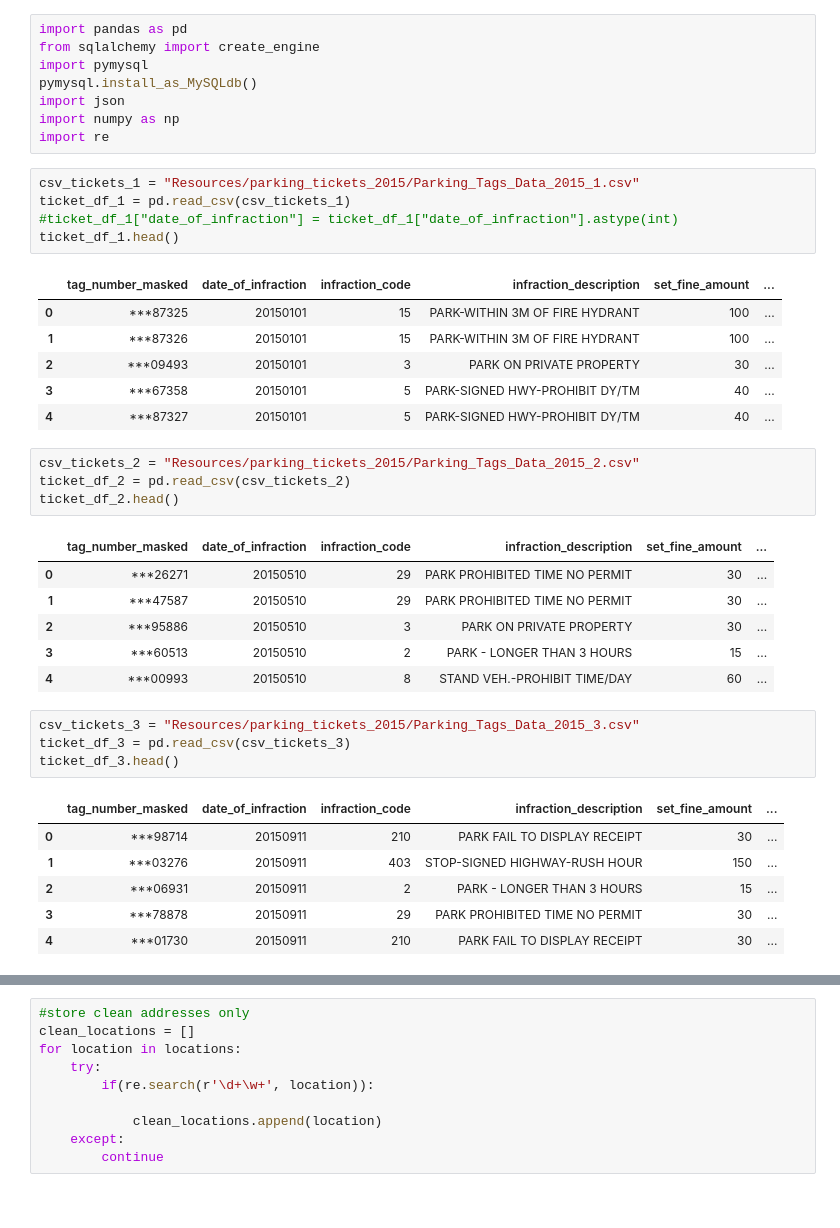
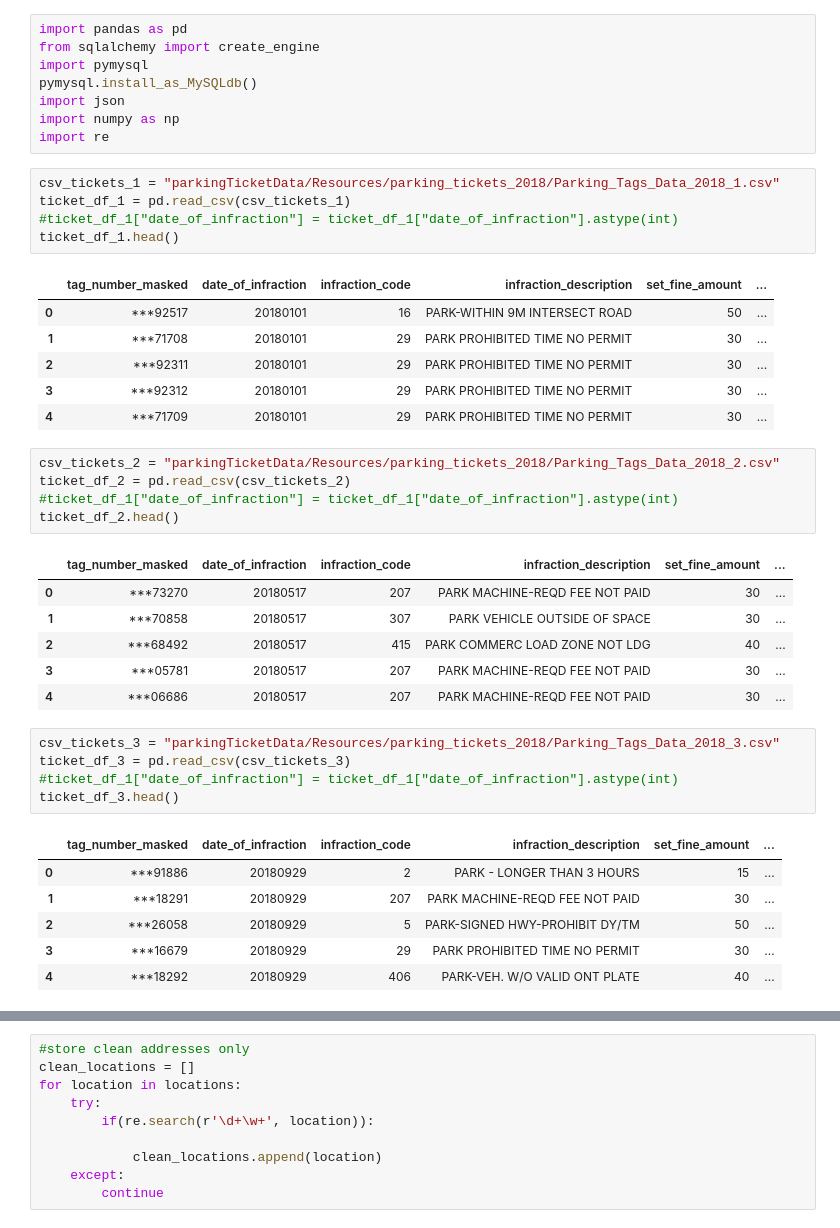
Before and after one commit to alobodanov/parking_ticket_data, a Jupyter notebook: Main Code.ipynb, the cells around one changed output, grey strips where cells are left out. Drawn from its saved outputs; the diff is of its cells as text.

```diff
--- a/Main Code.ipynb
+++ b/Main Code.ipynb
@@ -7,39 +7,41 @@ import json
 import numpy as np
 import re
 # %%
-csv_tickets_1 = "Resources/parking_tickets_2015/Parking_Tags_Data_2015_1.csv"
+csv_tickets_1 = "parkingTicketData/Resources/parking_tickets_2018/Parking_Tags_Data_2018_1.csv"
 ticket_df_1 = pd.read_csv(csv_tickets_1)
 #ticket_df_1["date_of_infraction"] = ticket_df_1["date_of_infraction"].astype(int)
 ticket_df_1.head()
 # %% [output]
 |  | tag_number_masked | date_of_infraction | infraction_code | infraction_description | set_fine_amount | ... |
-| 0 | ***87325 | 20150101 | 15 | PARK-WITHIN 3M OF FIRE HYDRANT | 100 | ... |
-| 1 | ***87326 | 20150101 | 15 | PARK-WITHIN 3M OF FIRE HYDRANT | 100 | ... |
-| 2 | ***09493 | 20150101 | 3 | PARK ON PRIVATE PROPERTY | 30 | ... |
-| 3 | ***67358 | 20150101 | 5 | PARK-SIGNED HWY-PROHIBIT DY/TM | 40 | ... |
-| 4 | ***87327 | 20150101 | 5 | PARK-SIGNED HWY-PROHIBIT DY/TM | 40 | ... |
+| 0 | ***92517 | 20180101 | 16 | PARK-WITHIN 9M INTERSECT ROAD | 50 | ... |
+| 1 | ***71708 | 20180101 | 29 | PARK PROHIBITED TIME NO PERMIT | 30 | ... |
+| 2 | ***92311 | 20180101 | 29 | PARK PROHIBITED TIME NO PERMIT | 30 | ... |
+| 3 | ***92312 | 20180101 | 29 | PARK PROHIBITED TIME NO PERMIT | 30 | ... |
+| 4 | ***71709 | 20180101 | 29 | PARK PROHIBITED TIME NO PERMIT | 30 | ... |
 # %%
-csv_tickets_2 = "Resources/parking_tickets_2015/Parking_Tags_Data_2015_2.csv"
+csv_tickets_2 = "parkingTicketData/Resources/parking_tickets_2018/Parking_Tags_Data_2018_2.csv"
 ticket_df_2 = pd.read_csv(csv_tickets_2)
+#ticket_df_1["date_of_infraction"] = ticket_df_1["date_of_infraction"].astype(int)
 ticket_df_2.head()
 # %% [output]
 |  | tag_number_masked | date_of_infraction | infraction_code | infraction_description | set_fine_amount | ... |
-| 0 | ***26271 | 20150510 | 29 | PARK PROHIBITED TIME NO PERMIT | 30 | ... |
-| 1 | ***47587 | 20150510 | 29 | PARK PROHIBITED TIME NO PERMIT | 30 | ... |
-| 2 | ***95886 | 20150510 | 3 | PARK ON PRIVATE PROPERTY | 30 | ... |
-| 3 | ***60513 | 20150510 | 2 | PARK - LONGER THAN 3 HOURS | 15 | ... |
-| 4 | ***00993 | 20150510 | 8 | STAND VEH.-PROHIBIT TIME/DAY | 60 | ... |
+| 0 | ***73270 | 20180517 | 207 | PARK MACHINE-REQD FEE NOT PAID | 30 | ... |
+| 1 | ***70858 | 20180517 | 307 | PARK VEHICLE OUTSIDE OF SPACE | 30 | ... |
+| 2 | ***68492 | 20180517 | 415 | PARK COMMERC LOAD ZONE NOT LDG | 40 | ... |
+| 3 | ***05781 | 20180517 | 207 | PARK MACHINE-REQD FEE NOT PAID | 30 | ... |
+| 4 | ***06686 | 20180517 | 207 | PARK MACHINE-REQD FEE NOT PAID | 30 | ... |
 # %%
-csv_tickets_3 = "Resources/parking_tickets_2015/Parking_Tags_Data_2015_3.csv"
+csv_tickets_3 = "parkingTicketData/Resources/parking_tickets_2018/Parking_Tags_Data_2018_3.csv"
 ticket_df_3 = pd.read_csv(csv_tickets_3)
+#ticket_df_1["date_of_infraction"] = ticket_df_1["date_of_infraction"].astype(int)
 ticket_df_3.head()
 # %% [output]
 |  | tag_number_masked | date_of_infraction | infraction_code | infraction_description | set_fine_amount | ... |
-| 0 | ***98714 | 20150911 | 210 | PARK FAIL TO DISPLAY RECEIPT | 30 | ... |
-| 1 | ***03276 | 20150911 | 403 | STOP-SIGNED HIGHWAY-RUSH HOUR | 150 | ... |
-| 2 | ***06931 | 20150911 | 2 | PARK - LONGER THAN 3 HOURS | 15 | ... |
-| 3 | ***78878 | 20150911 | 29 | PARK PROHIBITED TIME NO PERMIT | 30 | ... |
-| 4 | ***01730 | 20150911 | 210 | PARK FAIL TO DISPLAY RECEIPT | 30 | ... |
+| 0 | ***91886 | 20180929 | 2 | PARK - LONGER THAN 3 HOURS | 15 | ... |
+| 1 | ***18291 | 20180929 | 207 | PARK MACHINE-REQD FEE NOT PAID | 30 | ... |
+| 2 | ***26058 | 20180929 | 5 | PARK-SIGNED HWY-PROHIBIT DY/TM | 50 | ... |
+| 3 | ***16679 | 20180929 | 29 | PARK PROHIBITED TIME NO PERMIT | 30 | ... |
+| 4 | ***18292 | 20180929 | 406 | PARK-VEH. W/O VALID ONT PLATE | 40 | ... |
 # %%
 tickets_2015_df=pd.concat([ticket_df_1,ticket_df_2,ticket_df_3])
 locations = list(tickets_2015_df["location2"])
```
Also changed, not shown: parts of 7 cells of this notebook.
